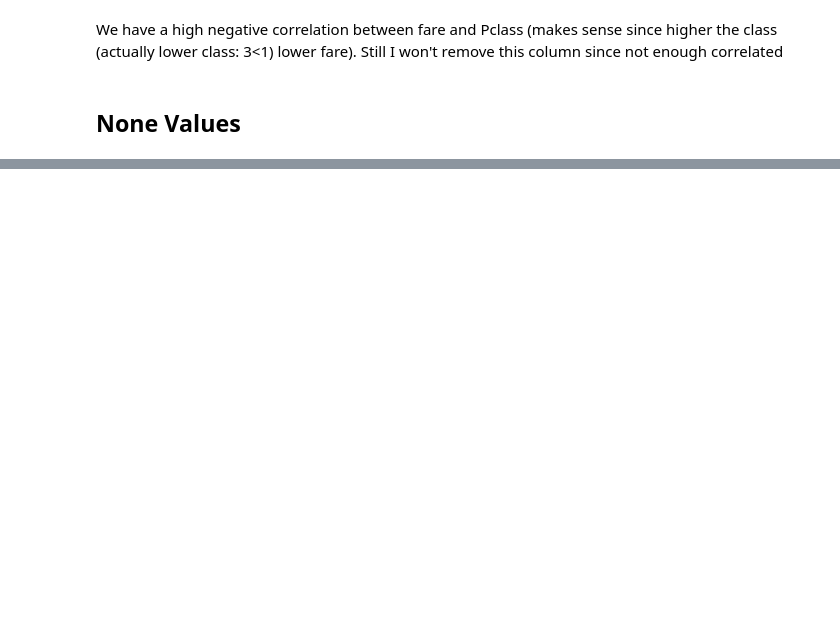
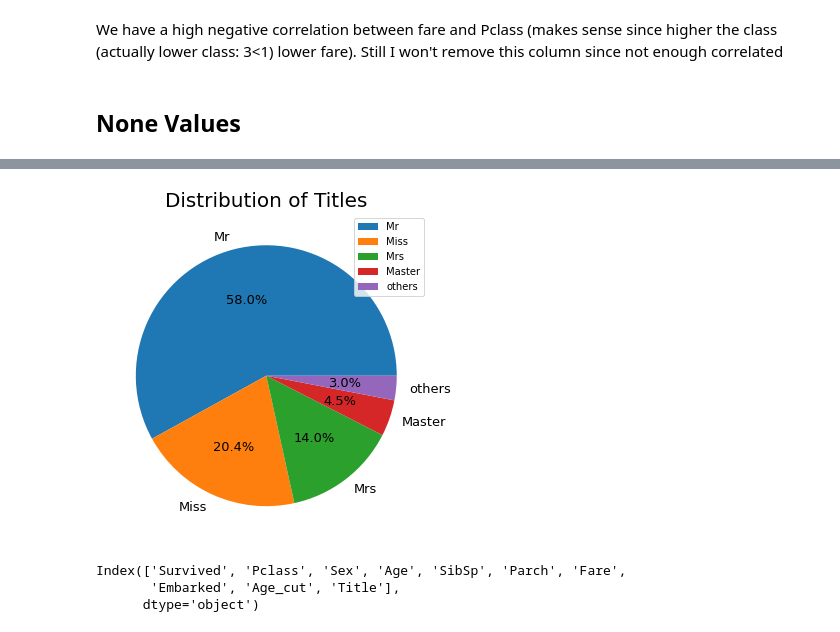
Before and after one commit to noakawa/Titanic, a Jupyter notebook: Titanic.ipynb, the cells around one changed output, grey strips where cells are left out. Cells and saved outputs as stored; diff of their text form; code cells hidden in the pictures; blank space fills up the shorter version.

```diff
--- a/Titanic.ipynb
+++ b/Titanic.ipynb
@@ -295,0 +366,2 @@ data[data['cabin']=='B26']
+# %%
+data_train['Title'] = data_train['Name'].apply(lambda name: re.search('([A-Za-z]+)\.', name).group(1))
@@ -295,0 +389,11 @@ data[data['cabin']=='B26']
+# %%
+plt.figure(figsize=(6,6))
+plt.pie(data_train['Title'].value_counts()[data_train['Title'].value_counts().values > 8].values.tolist() + [data_train['Title'].value_counts()[data_train['Title'].value_counts().values < 9].values.sum()],
+        labels=data_train['Title'].value_counts()[data_train['Title'].value_counts().values > 8].index.tolist() + ['others'],
+        autopct='%1.1f%%',
+        textprops={'fontsize': 13})
+plt.legend()
+plt.title('Distribution of Titles', size=20)
+plt.show()
+# %% [output]
+[figure, added]
@@ -295,0 +403,6 @@ data[data['cabin']=='B26']
+# %%
+data_train.columns
+# %% [output]
+Index(['Survived', 'Pclass', 'Sex', 'Age', 'SibSp', 'Parch', 'Fare',
+       'Embarked', 'Age_cut', 'Title'],
+      dtype='object')
```
Also changed, not shown: parts of 57 cells of this notebook.
